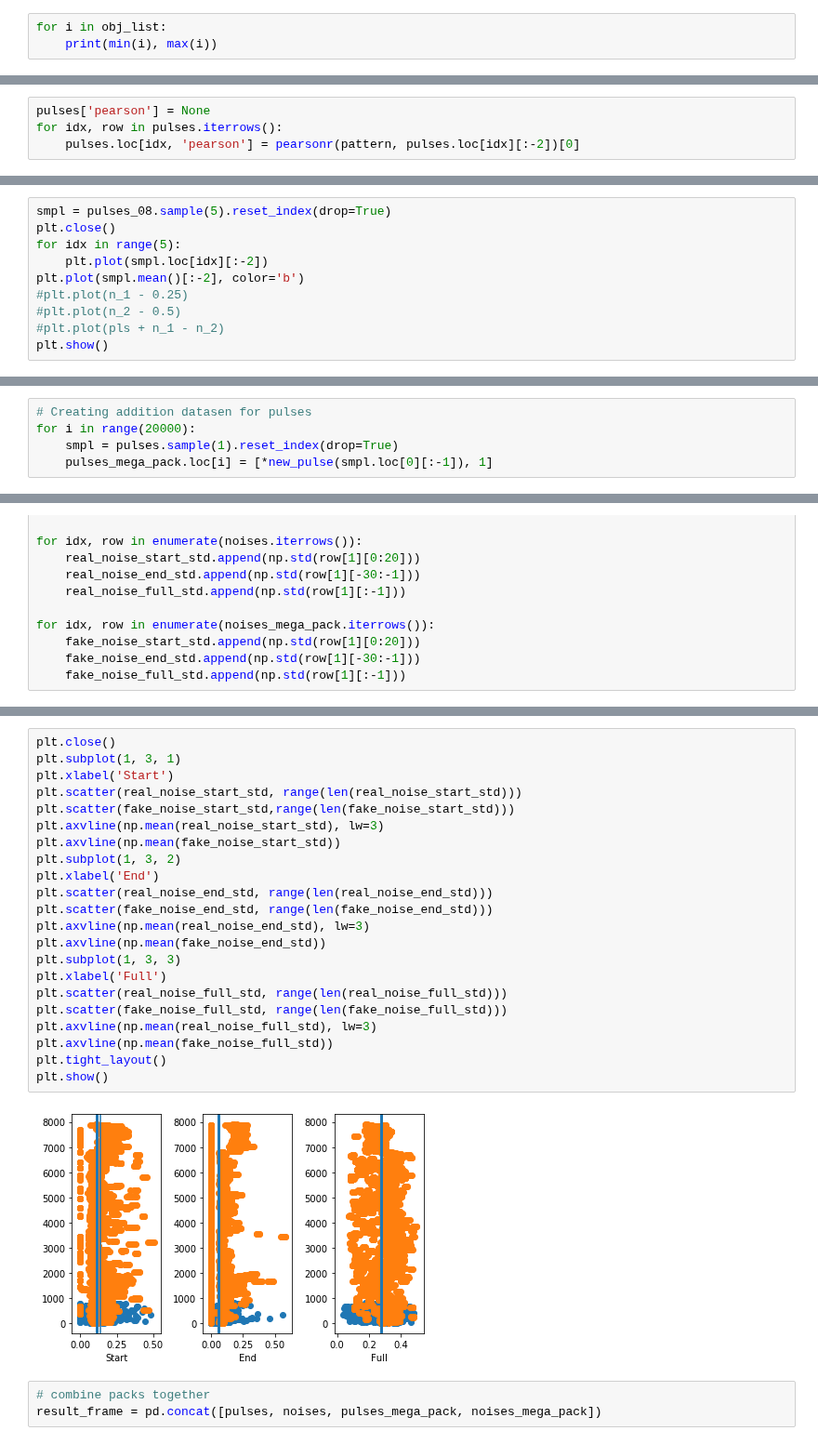
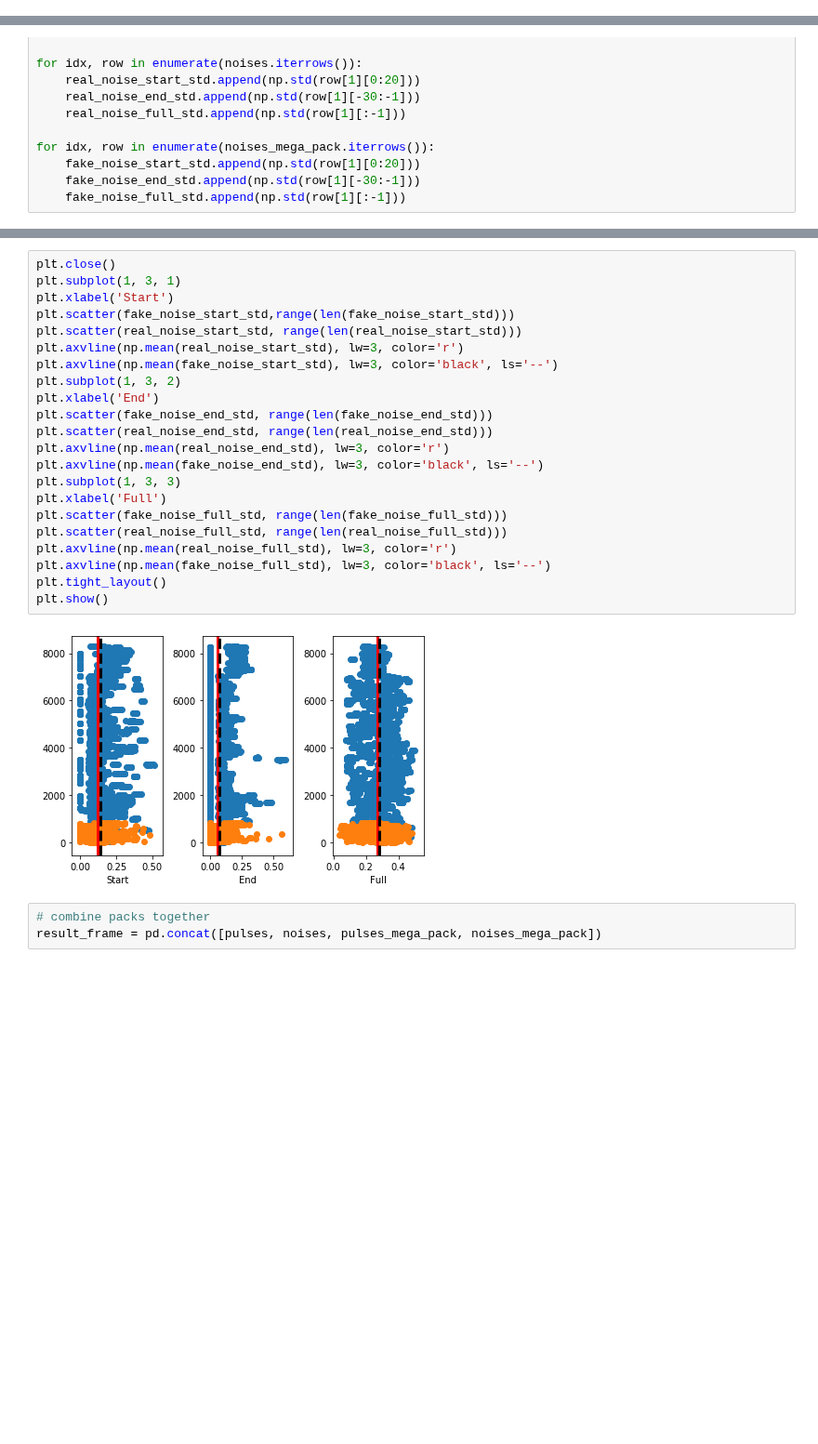
Before and after one commit to KazAndr/SWTraject, a Jupyter notebook: megaDB_creator.ipynb, the cells around one changed output, grey strips where cells are left out. Shown at 93% size. Cells and saved outputs as stored; diff of their text form; blank space fills up the shorter version.

```diff
--- a/megaDB_creator.ipynb
+++ b/megaDB_creator.ipynb
@@ -129,3 +82,0 @@ plt.show()
-# %%
-for i in obj_list:
-    print(min(i), max(i))
@@ -184,4 +82,0 @@ array([ 0.16963438, 21.6181559 ,  1.23822672, 54.62096697])
-# %%
-pulses['pearson'] = None
-for idx, row in pulses.iterrows():
-    pulses.loc[idx, 'pearson'] = pearsonr(pattern, pulses.loc[idx][:-2])[0]
@@ -208,10 +82,0 @@ print(len(pulses_09), len(pulses_08), len(pulses_07), len(pulses_06))
-# %%
-smpl = pulses_08.sample(5).reset_index(drop=True)
-plt.close()
-for idx in range(5):
-    plt.plot(smpl.loc[idx][:-2])
-plt.plot(smpl.mean()[:-2], color='b')
-#plt.plot(n_1 - 0.25)
-#plt.plot(n_2 - 0.5)
-#plt.plot(pls + n_1 - n_2)
-plt.show()
@@ -236,8 +83,3 @@ pearsonr(pattern, smpl.loc[4][:-1])[0]
 # %%
 pulses_mega_pack = pd.DataFrame(columns=pulses.columns)
 noises_mega_pack = pd.DataFrame(columns=noises.columns)
-# %%
-# Creating addition datasen for pulses
-for i in range(20000):
-    smpl = pulses.sample(1).reset_index(drop=True)
-    pulses_mega_pack.loc[i] = [*new_pulse(smpl.loc[0][:-1]), 1]
@@ -315,27 +185,27 @@ plt.show()
 # %%
 plt.close()
 plt.subplot(1, 3, 1)
 plt.xlabel('Start')
+plt.scatter(fake_noise_start_std,range(len(fake_noise_start_std)))
 plt.scatter(real_noise_start_std, range(len(real_noise_start_std)))
-plt.scatter(fake_noise_start_std,range(len(fake_noise_start_std)))
-plt.axvline(np.mean(real_noise_start_std), lw=3)
-plt.axvline(np.mean(fake_noise_start_std))
+plt.axvline(np.mean(real_noise_start_std), lw=3, color='r')
+plt.axvline(np.mean(fake_noise_start_std), lw=3, color='black', ls='--')
 plt.subplot(1, 3, 2)
 plt.xlabel('End')
+plt.scatter(fake_noise_end_std, range(len(fake_noise_end_std)))
 plt.scatter(real_noise_end_std, range(len(real_noise_end_std)))
-plt.scatter(fake_noise_end_std, range(len(fake_noise_end_std)))
-plt.axvline(np.mean(real_noise_end_std), lw=3)
-plt.axvline(np.mean(fake_noise_end_std))
+plt.axvline(np.mean(real_noise_end_std), lw=3, color='r')
+plt.axvline(np.mean(fake_noise_end_std), lw=3, color='black', ls='--')
 plt.subplot(1, 3, 3)
 plt.xlabel('Full')
+plt.scatter(fake_noise_full_std, range(len(fake_noise_full_std)))
 plt.scatter(real_noise_full_std, range(len(real_noise_full_std)))
-plt.scatter(fake_noise_full_std, range(len(fake_noise_full_std)))
-plt.axvline(np.mean(real_noise_full_std), lw=3)
-plt.axvline(np.mean(fake_noise_full_std))
+plt.axvline(np.mean(real_noise_full_std), lw=3, color='r')
+plt.axvline(np.mean(fake_noise_full_std), lw=3, color='black', ls='--')
 plt.tight_layout()
 plt.show()
 # %% [output]
-[figure, old version]
+[figure, new version]
 # %%
 # combine packs together
 result_frame = pd.concat([pulses, noises, pulses_mega_pack, noises_mega_pack])
```
Also changed, not shown: parts of 19 cells of this notebook.
